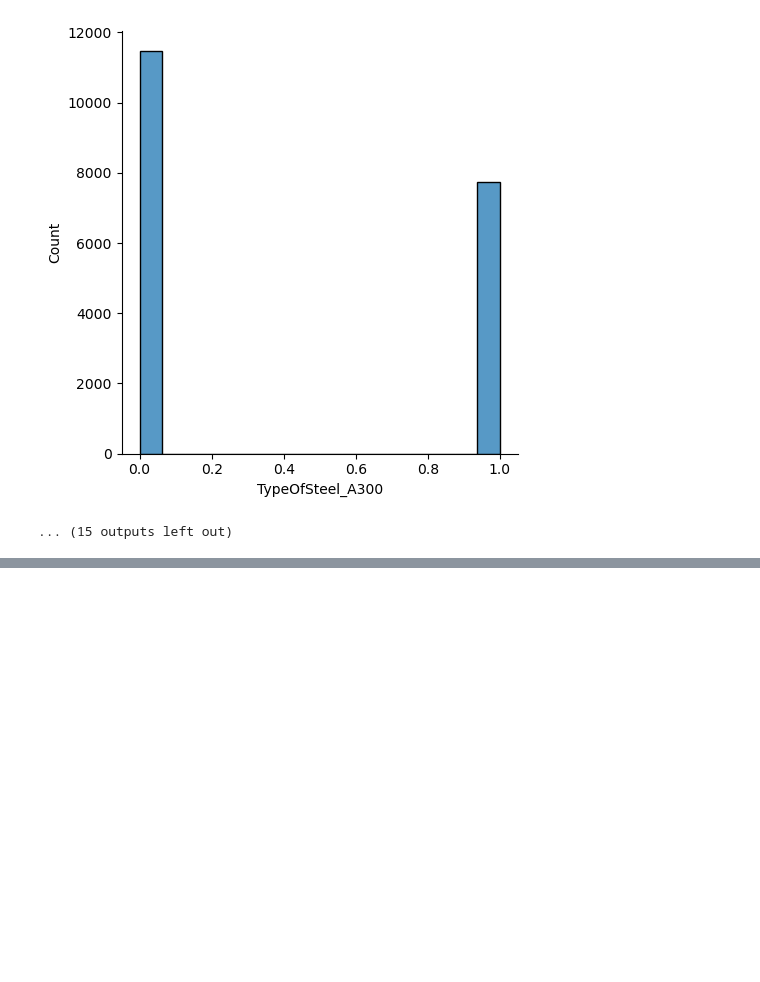
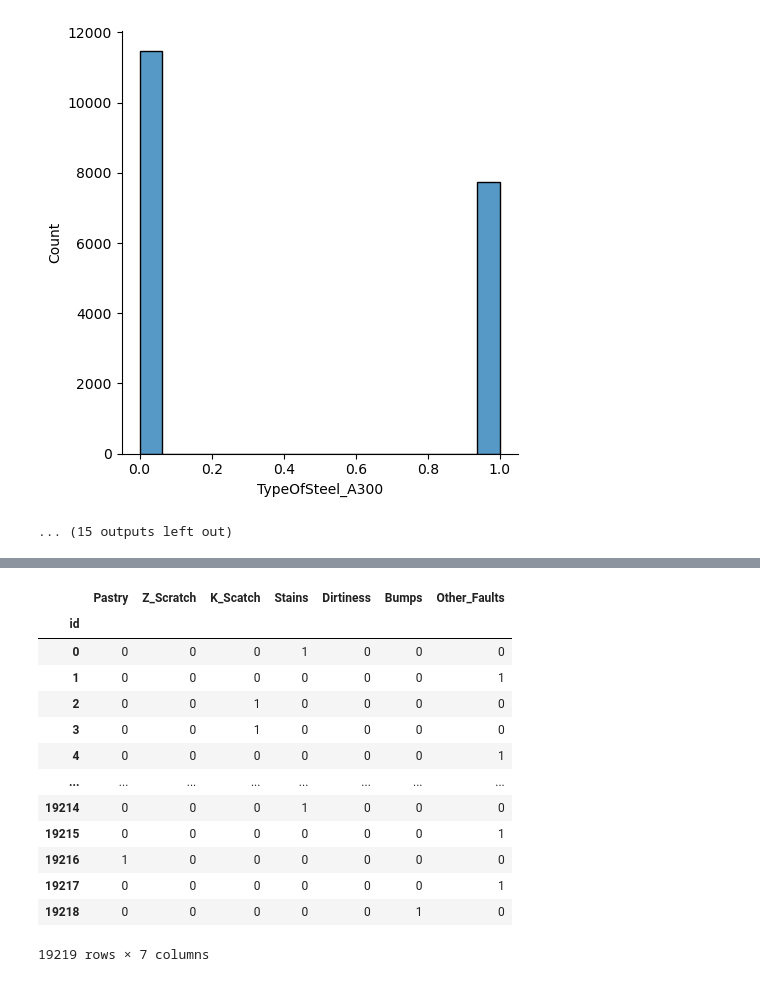
Before and after one commit to marcgloaguen/playgroundseries_s4e3, a Jupyter notebook: eda.ipynb, the cells around one changed output, grey strips where cells are left out. Drawn from its saved outputs; the diff is of its cells as text; code cells hidden in the pictures; blank space fills up the shorter version.

```diff
--- a/eda.ipynb
+++ b/eda.ipynb
@@ -137,0 +158,17 @@ for column in train.columns[:-7] :
+# %%
+train[target]
+# %% [output]
+|  | Pastry | Z_Scratch | K_Scatch | Stains | Dirtiness | Bumps | Other_Faults |
+| id |  |  |  |  |  |  |  |
+| 0 | 0 | 0 | 0 | 1 | 0 | 0 | 0 |
+| 1 | 0 | 0 | 0 | 0 | 0 | 0 | 1 |
+| 2 | 0 | 0 | 1 | 0 | 0 | 0 | 0 |
+| 3 | 0 | 0 | 1 | 0 | 0 | 0 | 0 |
+| 4 | 0 | 0 | 0 | 0 | 0 | 0 | 1 |
+| ... | ... | ... | ... | ... | ... | ... | ... |
+| 19214 | 0 | 0 | 0 | 1 | 0 | 0 | 0 |
+| 19215 | 0 | 0 | 0 | 0 | 0 | 0 | 1 |
+| 19216 | 1 | 0 | 0 | 0 | 0 | 0 | 0 |
+| 19217 | 0 | 0 | 0 | 0 | 0 | 0 | 1 |
+| 19218 | 0 | 0 | 0 | 0 | 0 | 1 | 0 |
+19219 rows × 7 columns
```
Also changed, not shown: parts of 2 cells of this notebook, 2 other files.
